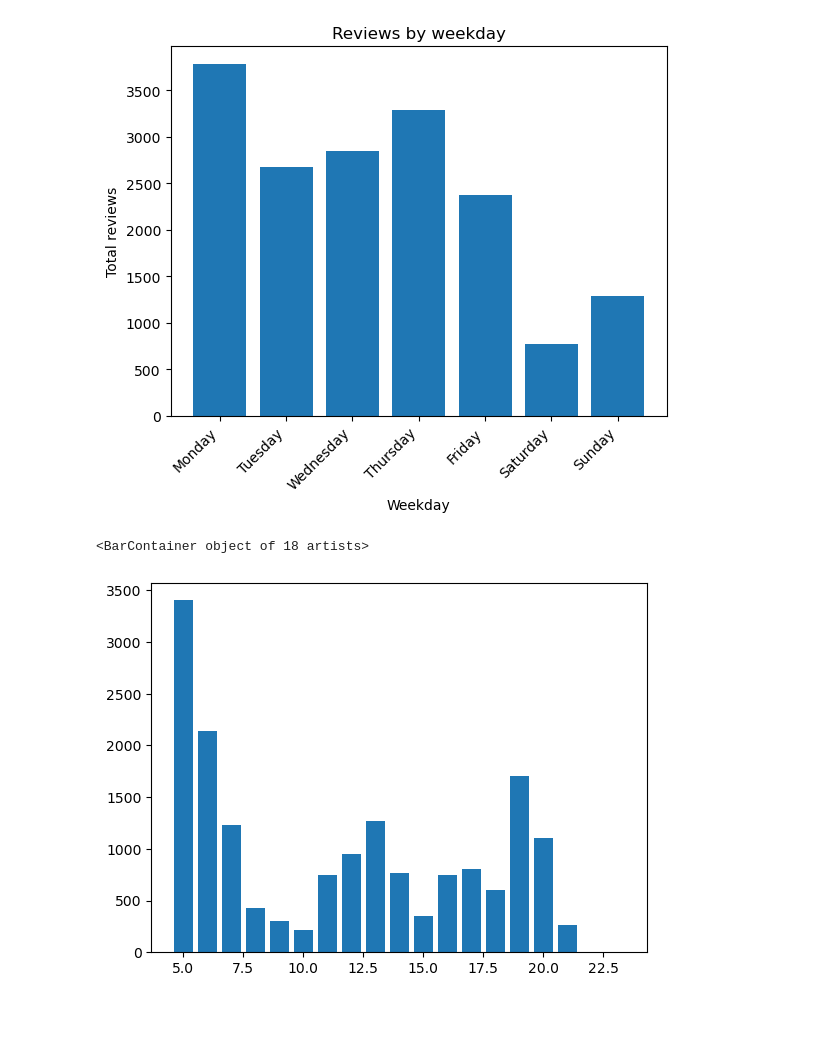
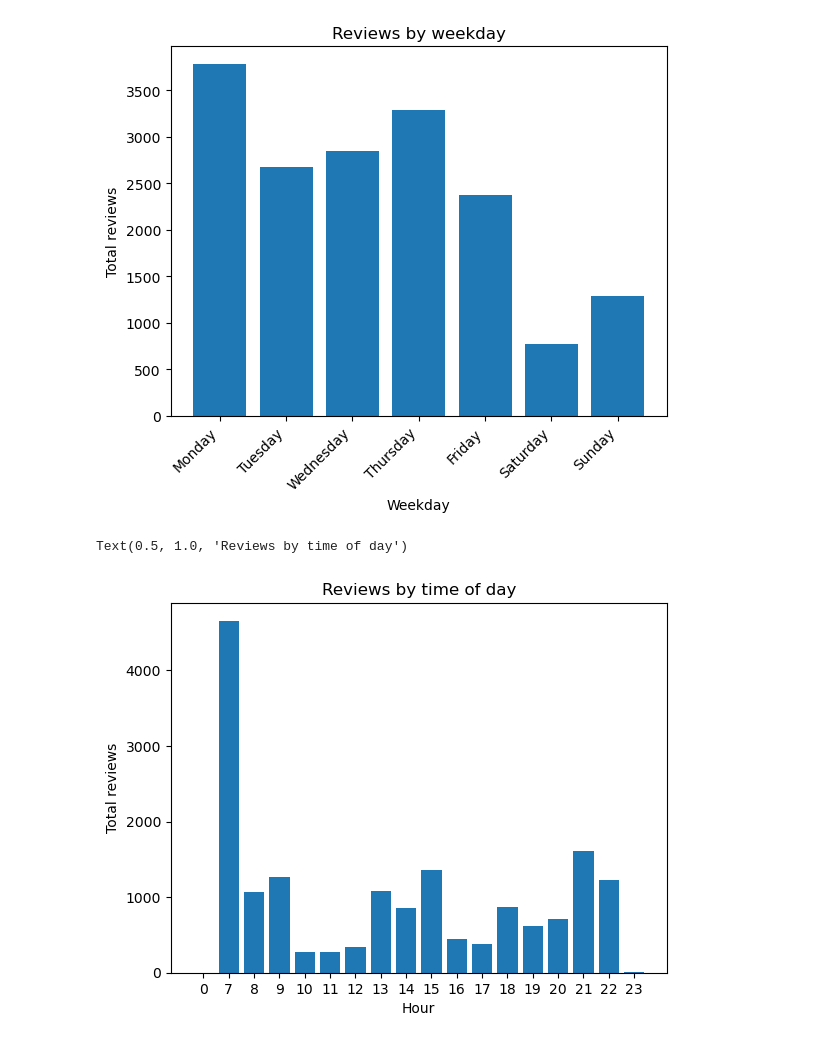
Before and after one commit to LilleAila/projects, a Jupyter notebook: it2/21-datasett-prosjekt-final/anki/native.ipynb, the cells around one changed output. Drawn from its saved outputs; the diff is of its cells as text; code cells hidden in the pictures; blank space fills up the shorter version.

```diff
--- a/it2/21-datasett-prosjekt-final/anki/native.ipynb
+++ b/it2/21-datasett-prosjekt-final/anki/native.ipynb
@@ -24,7 +25,7 @@ reviews[0]
  'type': '0'}
 # %%
 dates = [
-    datetime.utcfromtimestamp(int(r["id"]) / 1000).astimezone(
+    datetime.fromtimestamp(int(r["id"]) / 1000, tz=pytz.UTC).astimezone(
         pytz.timezone("Europe/Oslo")
     )
     for r in reviews
@@ -124,12 +125,15 @@ Text(0.5, 1.0, 'Reviews by weekday')
 # %%
 hours = {}
 for d in dates:
-    hour = d.hour
+    hour = str(d.hour) # So that spacing is not unnecessarily added where there is no value
     hours[hour] = hours.get(hour, 0) + 1
-#hours = sorted(hours.items(), key=lambda h: h[0])
+hours = sorted(hours.items(), key=lambda h: int(h[0]))
 
 fig, ax = plt.subplots()
-ax.bar(*zip(*hours.items()))
+ax.bar(*zip(*hours))
+ax.set_xlabel("Hour")
+ax.set_ylabel("Total reviews")
+ax.set_title("Reviews by time of day")
 # %% [output]
-<BarContainer object of 18 artists>
+Text(0.5, 1.0, 'Reviews by time of day')
-[figure, old version]
+[figure, new version]
```
Also changed, not shown: parts of 2 cells of this notebook, 1 other file.
